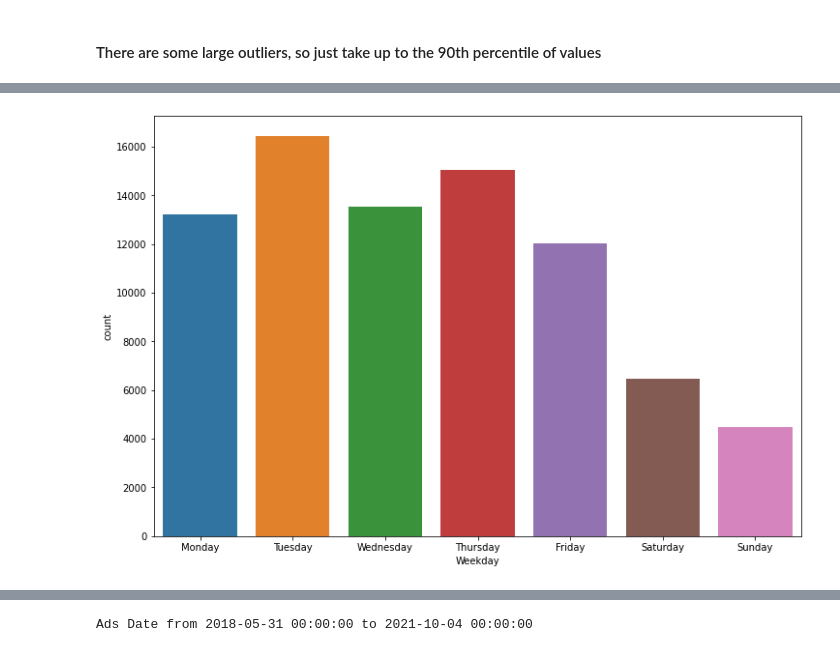
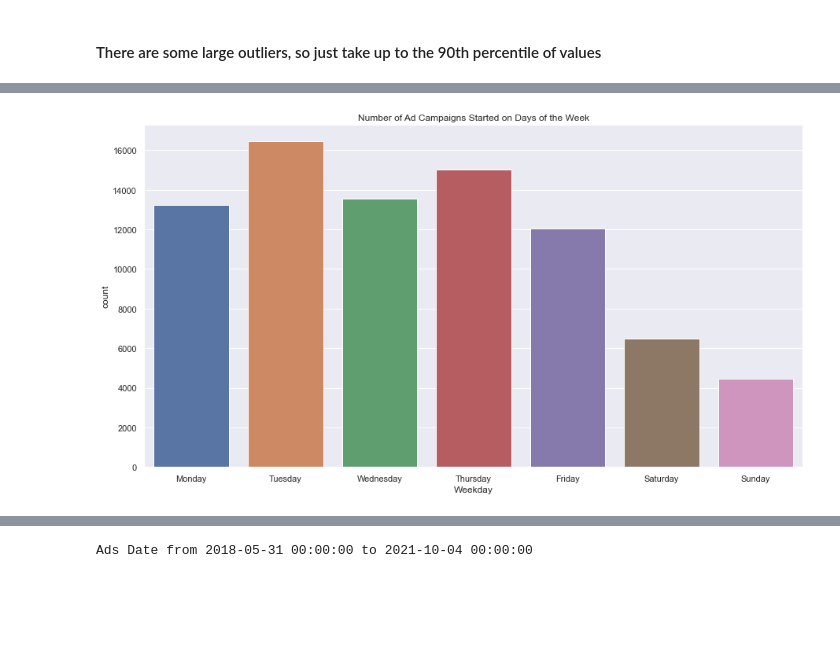
Before and after one commit to esalamon17/Google-Political-Ads, a Jupyter notebook: testing datasetst.ipynb, the cells around one changed output, grey strips where cells are left out. Cells and saved outputs as stored; diff of their text form; code cells hidden in the pictures; blank space fills up the shorter version.

```diff
--- a/testing datasetst.ipynb
+++ b/testing datasetst.ipynb
@@ -229,4 +245,5 @@ graphs, correlations, etc
 # %%
 import seaborn as sns
-plt.rcParams['figure.figsize'] = (12.0, 8.0)
+sns.set(rc = {'figure.figsize':(15,8)})
 data = pd.read_csv('final_dataframe.csv')
+data.head()
@@ -258,8 +303,7 @@ data.loc[:, 'Date_Range_End'] = pd.to_datetime(data['Date_Range_End'])
 data['Weekday'] = data['Date_Range_Start'].dt.weekday
 # %%
 sns.countplot(x='Weekday', data=data);
-positions = (1, 2, 3)
-labels = ("A", "B", "C")
 plt.xticks(np.arange(0, 7), ('Monday', 'Tuesday', 'Wednesday', 'Thursday', 'Friday', 'Saturday', 'Sunday'));
+plt.title('Number of Ad Campaigns Started on Days of the Week');
 # %% [output]
-[figure, old version]
+[figure, new version]
```
Also changed, not shown: parts of 22 cells of this notebook.
